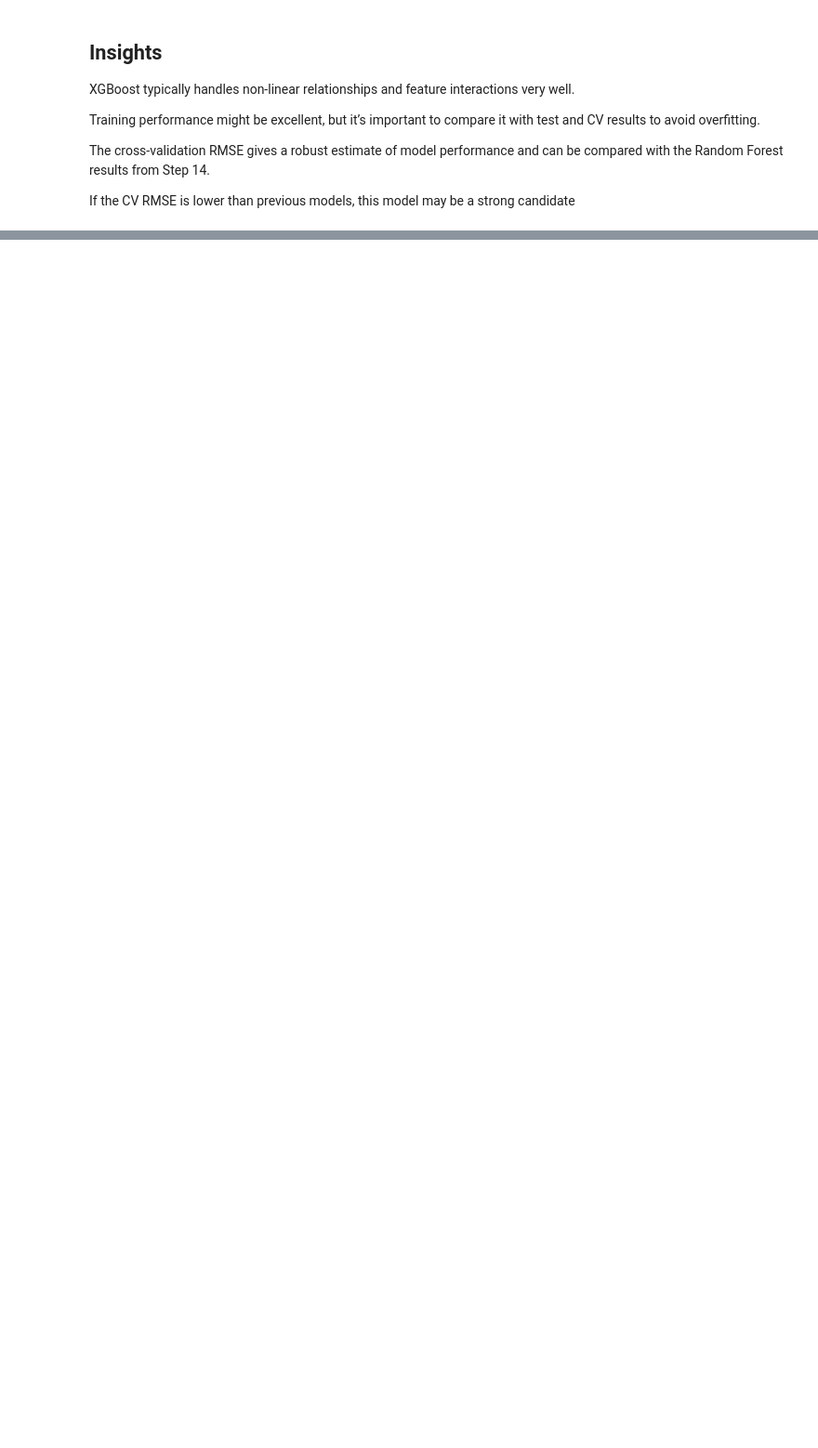
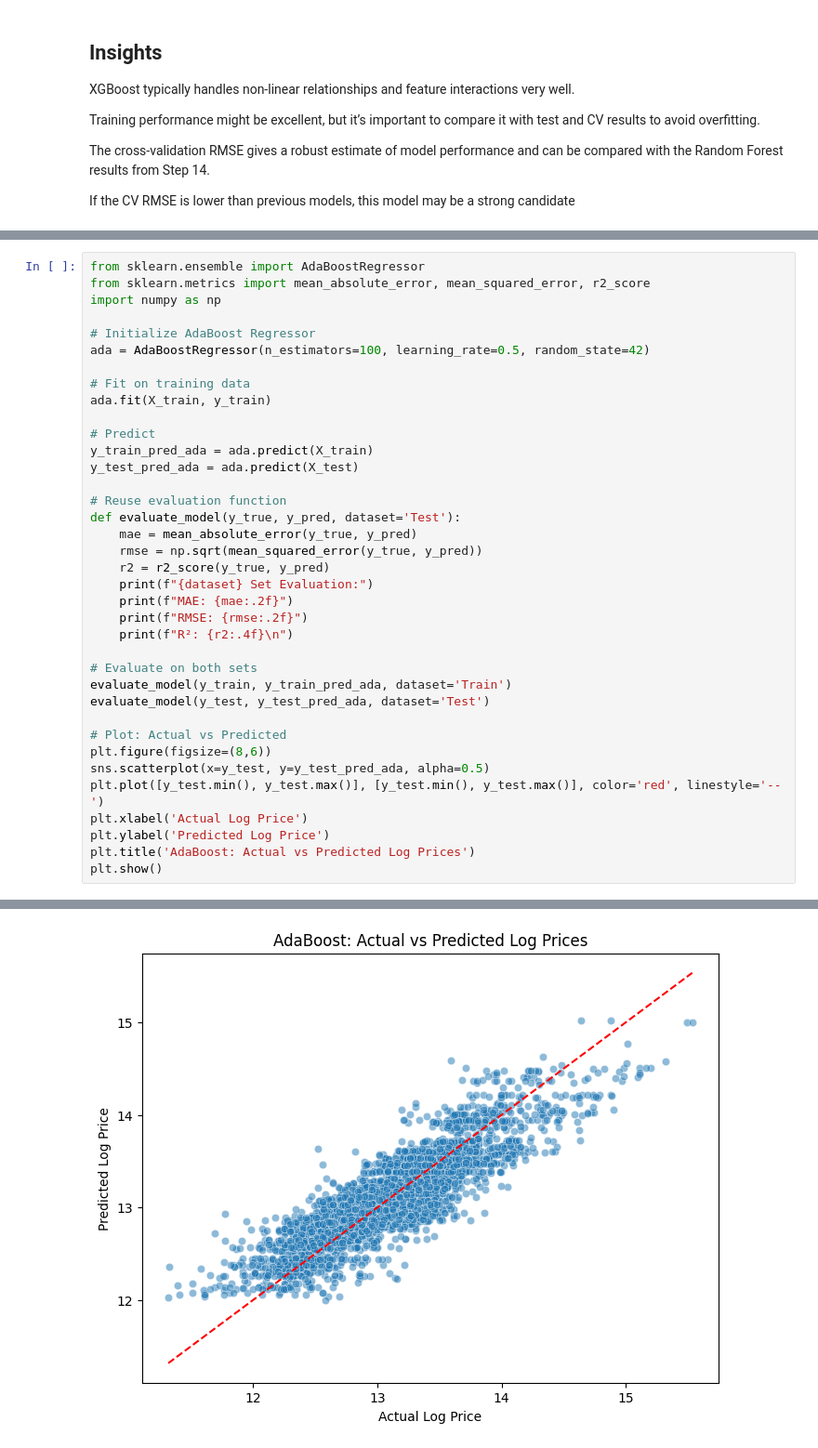
Before and after one commit to Yahia20/real-estate-price-prediction, a Jupyter notebook: notebooks/01-EDA-KingCounty.ipynb, the cells around one changed output, grey strips where cells are left out. Shown at 93% size. Saved outputs shown, nothing was run; the diff lists cells and outputs as text; blank space fills up the shorter version.

Commit message:
Step 16: Trained AdaBoost Regressor and evaluated performance with visualization

```diff
--- a/notebooks/01-EDA-KingCounty.ipynb
+++ b/notebooks/01-EDA-KingCounty.ipynb
@@ -510,0 +533,38 @@ If the CV RMSE is lower than previous models, this model may be a strong candida
+# %%
+from sklearn.ensemble import AdaBoostRegressor
+from sklearn.metrics import mean_absolute_error, mean_squared_error, r2_score
+import numpy as np
+
+# Initialize AdaBoost Regressor
+ada = AdaBoostRegressor(n_estimators=100, learning_rate=0.5, random_state=42)
+
+# Fit on training data
+ada.fit(X_train, y_train)
+
+# Predict
+y_train_pred_ada = ada.predict(X_train)
+y_test_pred_ada = ada.predict(X_test)
+
+# Reuse evaluation function
+def evaluate_model(y_true, y_pred, dataset='Test'):
+    mae = mean_absolute_error(y_true, y_pred)
+    rmse = np.sqrt(mean_squared_error(y_true, y_pred))
+    r2 = r2_score(y_true, y_pred)
+    print(f"{dataset} Set Evaluation:")
+    print(f"MAE: {mae:.2f}")
+    print(f"RMSE: {rmse:.2f}")
+    print(f"R²: {r2:.4f}\n")
+
+# Evaluate on both sets
+evaluate_model(y_train, y_train_pred_ada, dataset='Train')
+evaluate_model(y_test, y_test_pred_ada, dataset='Test')
+
+# Plot: Actual vs Predicted
+plt.figure(figsize=(8,6))
+sns.scatterplot(x=y_test, y=y_test_pred_ada, alpha=0.5)
+plt.plot([y_test.min(), y_test.max()], [y_test.min(), y_test.max()], color='red', linestyle='--')
+plt.xlabel('Actual Log Price')
+plt.ylabel('Predicted Log Price')
+plt.title('AdaBoost: Actual vs Predicted Log Prices')
+plt.show()
+# %% [output]
@@ -510,0 +580 @@ If the CV RMSE is lower than previous models, this model may be a strong candida
+[figure, added]
```
Also changed, not shown: parts of 5 cells of this notebook.
